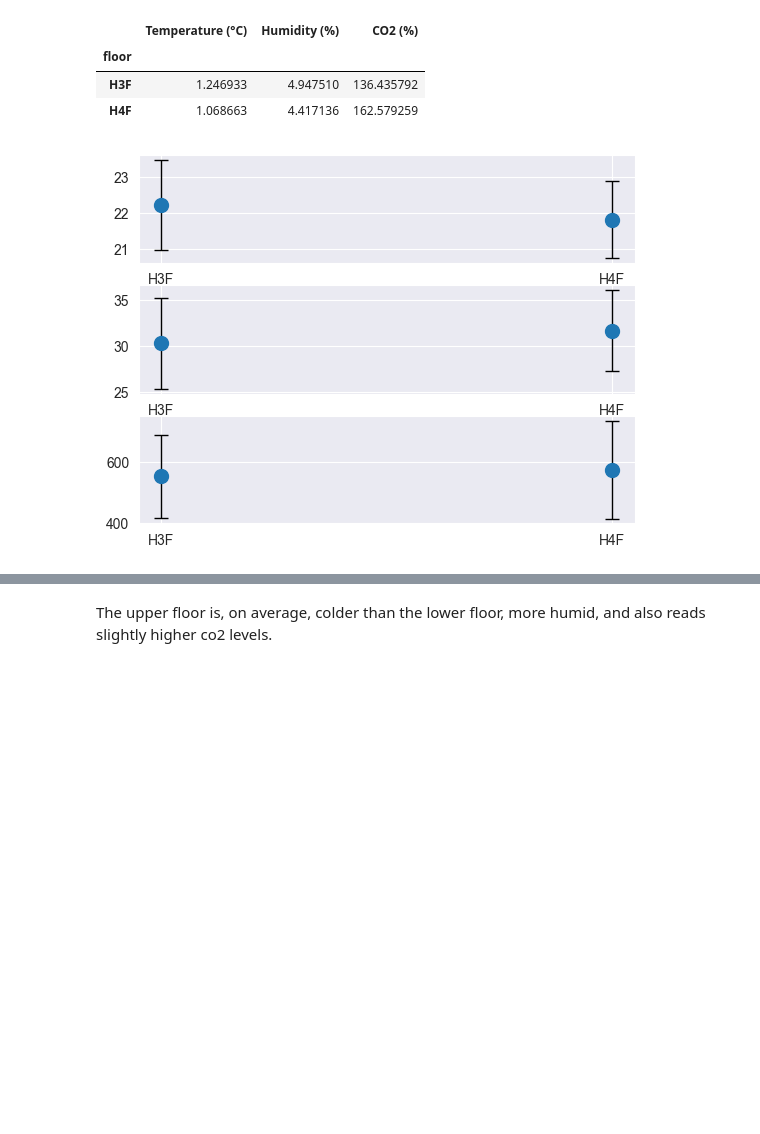
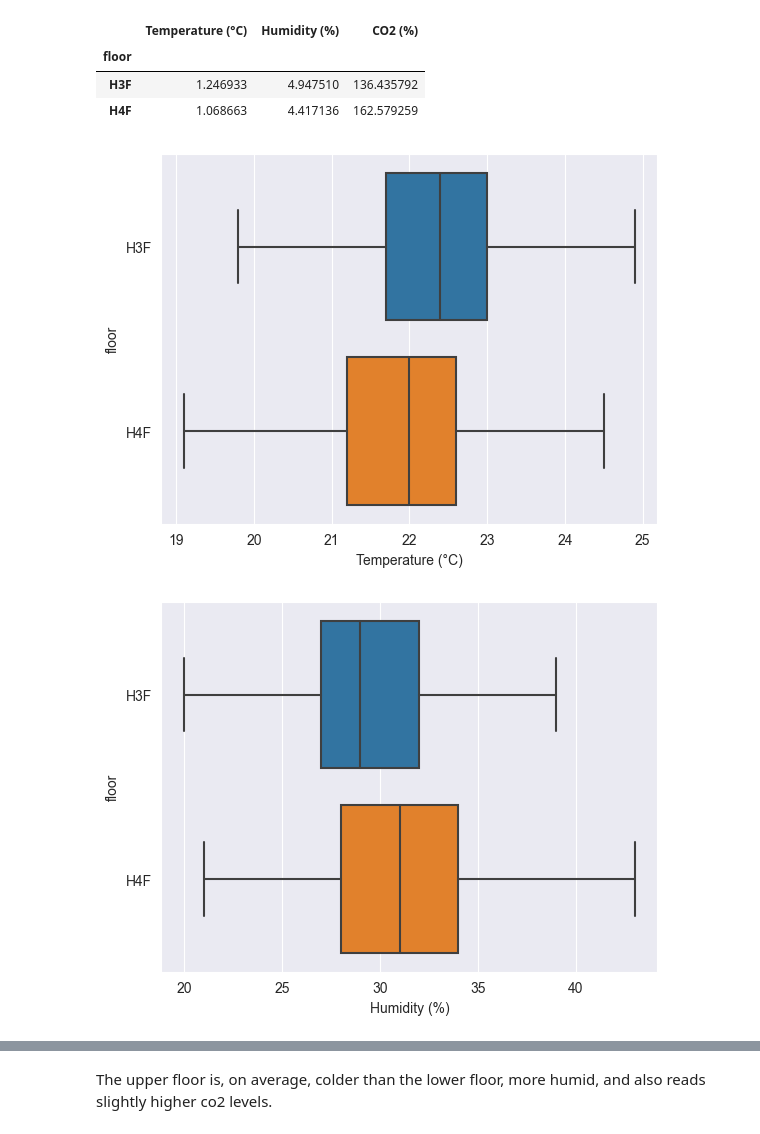
Before and after one commit to SidMurthy97/fp_task, a Jupyter notebook: analysis.ipynb, the cells around one changed output, grey strips where cells are left out. Saved outputs shown, nothing was run; the diff lists cells and outputs as text; code cells hidden in the pictures; blank space fills up the shorter version.

```diff
--- a/analysis.ipynb
+++ b/analysis.ipynb
@@ -366,13 +366,12 @@ H4F            21.81695     31.641708  575.082745
 | floor |  |  |  |
 | H3F | 1.246933 | 4.947510 | 136.435792 |
 | H4F | 1.068663 | 4.417136 | 162.579259 |
-# %%
-fig, axs = plt.subplots(3,1)
-for column,ax in zip(macro_mean,axs.flat):
-
-    points = list(macro_mean[column])
-    errors = list(macro_std[column])
-
-    ax.errorbar(["H3F","H4F"],points,errors,fmt='o',ecolor='k',capsize=5, elinewidth=1, ms= 10)
-# %% [output]
-[figure, removed]
+# %%
+#leave outliers out of the boxplot. Without more seasonal information, they are just outliers
+
+for column in macro_mean:
+    plt.figure()
+    sns.boxplot(data=iaq_w_floors, x = column, y = "floor", showfliers = False)
+# %% [output]
+[figure, added]
+[figure, added]
```
Also changed, not shown: parts of 8 cells of this notebook.
